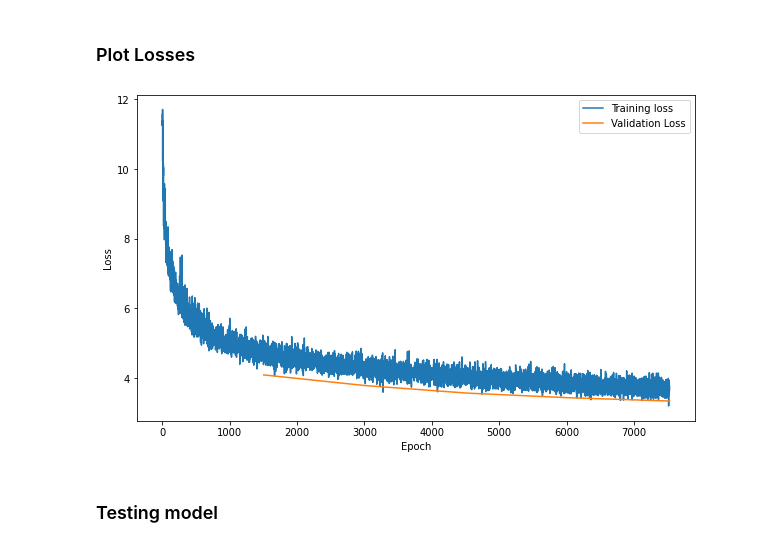
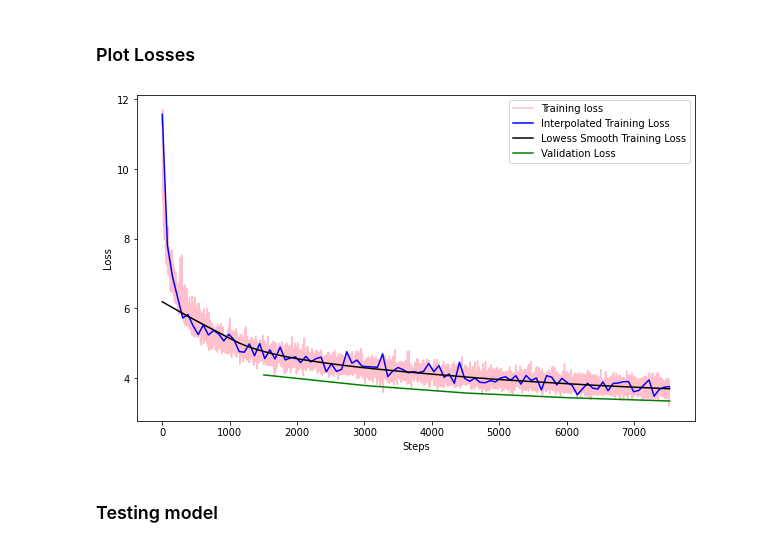
Before and after one commit to igorktech/lyrics-sentiment-analysis, a Jupyter notebook: lyrics_sentiment_analysis.ipynb, the cells around one changed output. Saved outputs shown, nothing was run; the diff lists cells and outputs as text; code cells hidden in the pictures.

```diff
--- a/lyrics_sentiment_analysis.ipynb
+++ b/lyrics_sentiment_analysis.ipynb
@@ -864,15 +852,26 @@ else:
 # %%
 # Plot
 plt.figure(figsize=(10, 6))
-df = pd.read_csv('t5_train_loss.csv')
-plt.plot(df.iloc[:, 0],df['train_loss'], label='Training loss')
-df = pd.read_csv('t5_val_loss.csv')
-plt.plot((df.iloc[:, 0]+1)*int(len(pairs)*(1-SPLIT_SIZE)/TRAIN_BATCH_SIZE), df['val_loss'], label='Validation Loss')
-plt.xlabel('Epoch')
+df = pd.read_csv('/content/t5_train_loss.csv')
+plt.plot(df.iloc[:, 0],df['train_loss'],color = 'pink', label='Training loss')
+
+f = interp1d(df.iloc[:, 0], df['train_loss'], kind='quadratic')
+# create a new array of step values for the interpolated data
+x_new = np.linspace(df.iloc[:, 0].min(), df.iloc[:, 0].max(), num=100)
+# evaluate the interpolated function at the new step values
+train_loss_interp = f(x_new)
+plt.plot(x_new, train_loss_interp, color = 'blue', label='Interpolated Training Loss')
+
+y_lowess = sm.nonparametric.lowess(df['train_loss'], df.iloc[:, 0], frac = 0.3)  # 30 % lowess smoothing
+plt.plot(y_lowess[:, 0], y_lowess[:, 1], color = 'black', label = 'Lowess Smooth Training Loss')  # some noise removed
+
+df = pd.read_csv('/content/t5_val_loss.csv')
+plt.plot((df.iloc[:, 0]+1)*int(len(pairs)*(1-SPLIT_SIZE)/TRAIN_BATCH_SIZE), df['val_loss'], color = 'green', label='Validation Loss')
+plt.xlabel('Steps')
 plt.ylabel('Loss')
 plt.legend()
 plt.show()
 # %% [output]
-[figure, old version]
+[figure, new version]
 # %% [markdown]
 ### Testing model
```
Also changed, not shown: parts of 32 cells of this notebook, 2 other files.
